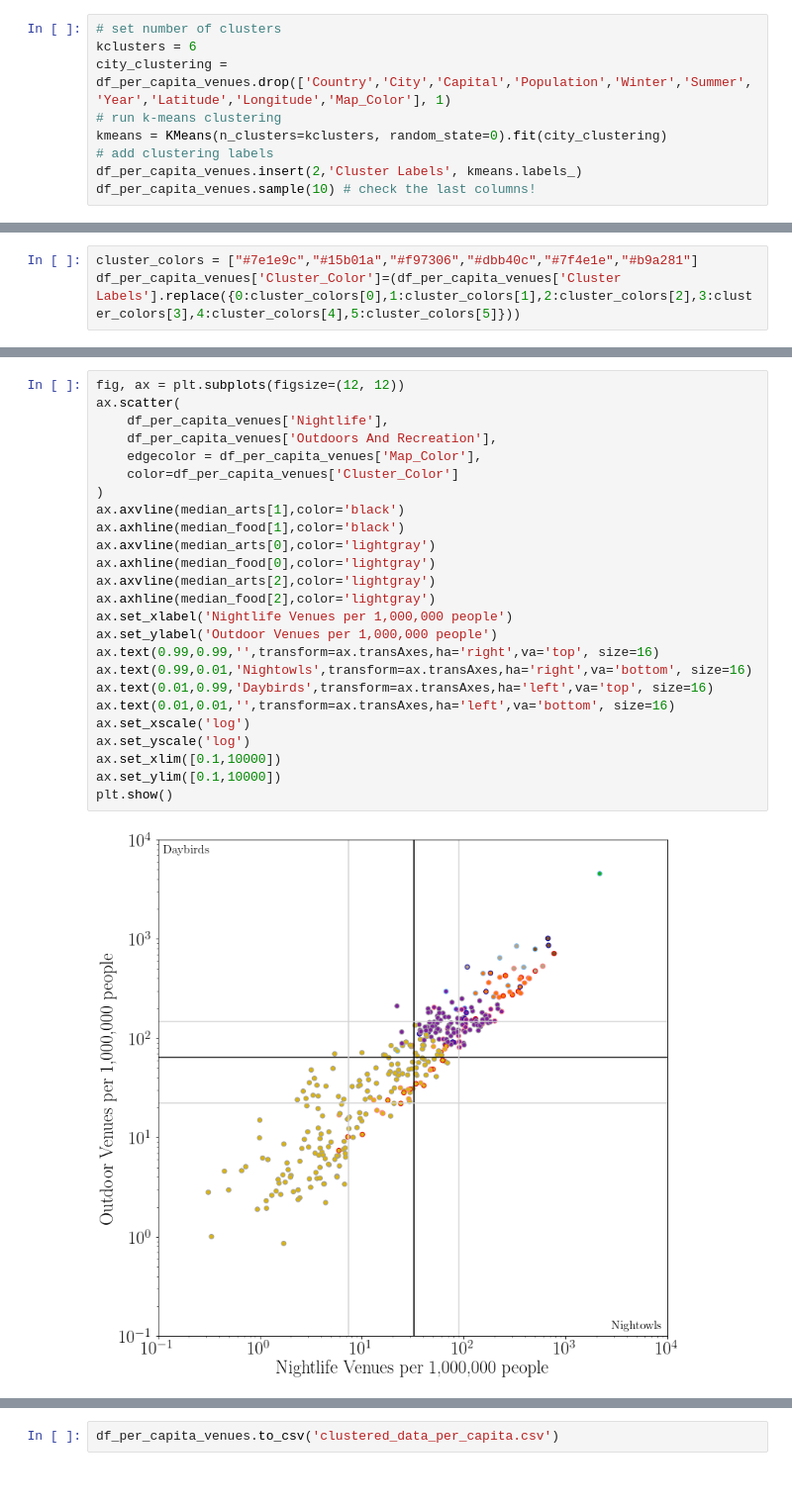
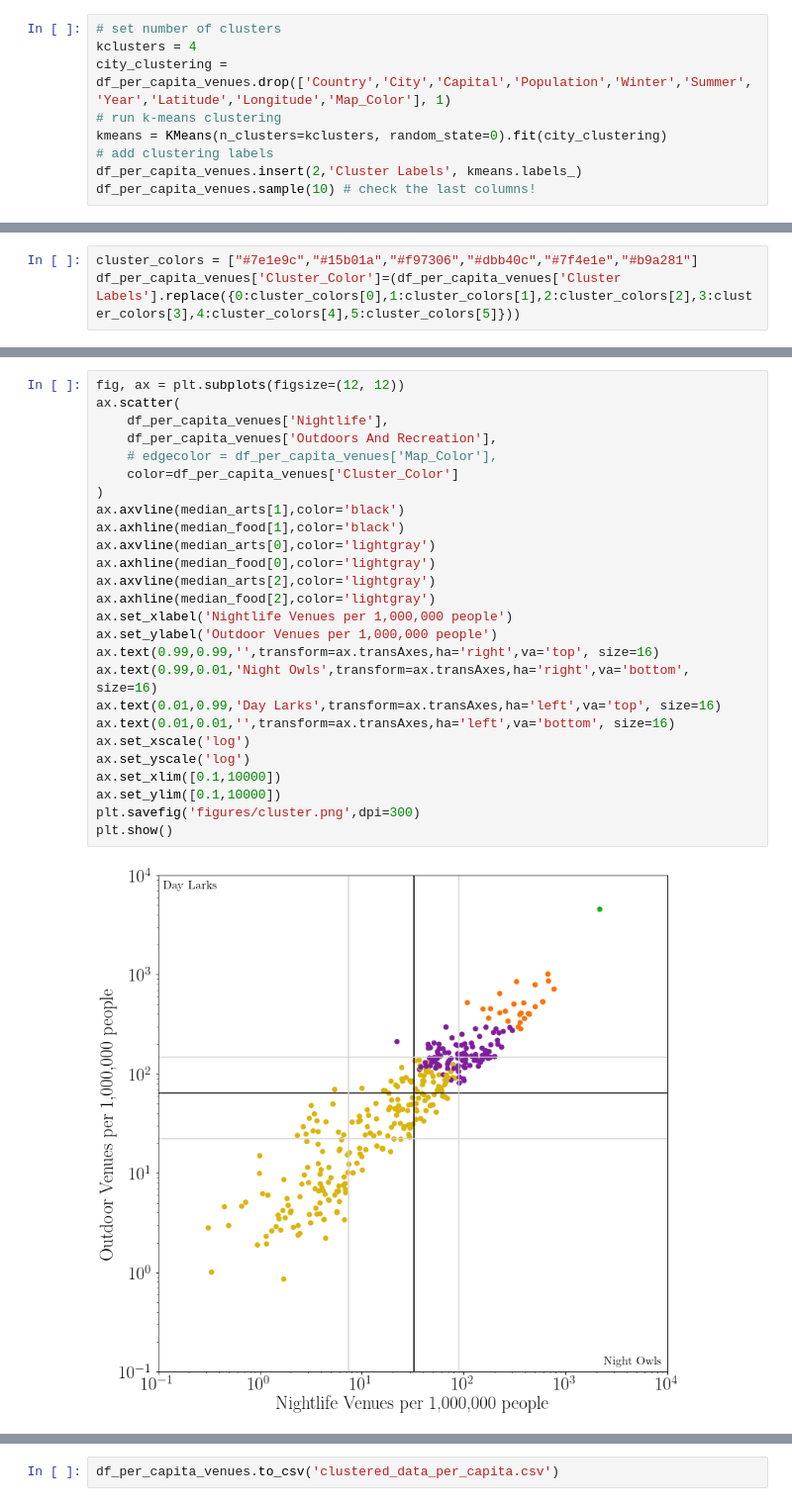
Before and after one commit to jtruong04/Coursera_Capstone, a Jupyter notebook: Capstone.ipynb, the cells around one changed output, grey strips where cells are left out. Shown at 99% size. Cells and saved outputs as stored; diff of their text form.

```diff
--- a/Capstone.ipynb
+++ b/Capstone.ipynb
@@ -552,7 +612,7 @@ plt.show()
 Looking at the per capita data, the Olympic cities are generally well clustered in the upper right quadrant of each figure. The far upper right outlier is Andorra which only has a population of ~20,000 people but many venues. We can also see that Winter cities tend to have more outdoor activities than Summer cities.
 # %%
 # set number of clusters
-kclusters = 6
+kclusters = 4
 city_clustering = df_per_capita_venues.drop(['Country','City','Capital','Population','Winter','Summer','Year','Latitude','Longitude','Map_Color'], 1)
 # run k-means clustering
 kmeans = KMeans(n_clusters=kclusters, random_state=0).fit(city_clustering)
@@ -604,30 +664,31 @@ plt.show()
 # %%
 fig, ax = plt.subplots(figsize=(12, 12))
 ax.scatter(
     df_per_capita_venues['Nightlife'],
     df_per_capita_venues['Outdoors And Recreation'],
-    edgecolor = df_per_capita_venues['Map_Color'],
+    # edgecolor = df_per_capita_venues['Map_Color'],
     color=df_per_capita_venues['Cluster_Color']
 )
 ax.axvline(median_arts[1],color='black')
 ax.axhline(median_food[1],color='black')
 ax.axvline(median_arts[0],color='lightgray')
 ax.axhline(median_food[0],color='lightgray')
 ax.axvline(median_arts[2],color='lightgray')
 ax.axhline(median_food[2],color='lightgray')
 ax.set_xlabel('Nightlife Venues per 1,000,000 people')
 ax.set_ylabel('Outdoor Venues per 1,000,000 people')
 ax.text(0.99,0.99,'',transform=ax.transAxes,ha='right',va='top', size=16)
-ax.text(0.99,0.01,'Nightowls',transform=ax.transAxes,ha='right',va='bottom', size=16)
-ax.text(0.01,0.99,'Daybirds',transform=ax.transAxes,ha='left',va='top', size=16)
+ax.text(0.99,0.01,'Night Owls',transform=ax.transAxes,ha='right',va='bottom', size=16)
+ax.text(0.01,0.99,'Day Larks',transform=ax.transAxes,ha='left',va='top', size=16)
 ax.text(0.01,0.01,'',transform=ax.transAxes,ha='left',va='bottom', size=16)
 ax.set_xscale('log')
 ax.set_yscale('log')
 ax.set_xlim([0.1,10000])
 ax.set_ylim([0.1,10000])
+plt.savefig('figures/cluster.png',dpi=300)
 plt.show()
 # %% [output]
-[figure, old version]
+[figure, new version]
 # %%
 olympic_viability = []
 for cluster in range(kclusters):
```
Also changed, not shown: parts of 21 cells of this notebook, 21 other files.
